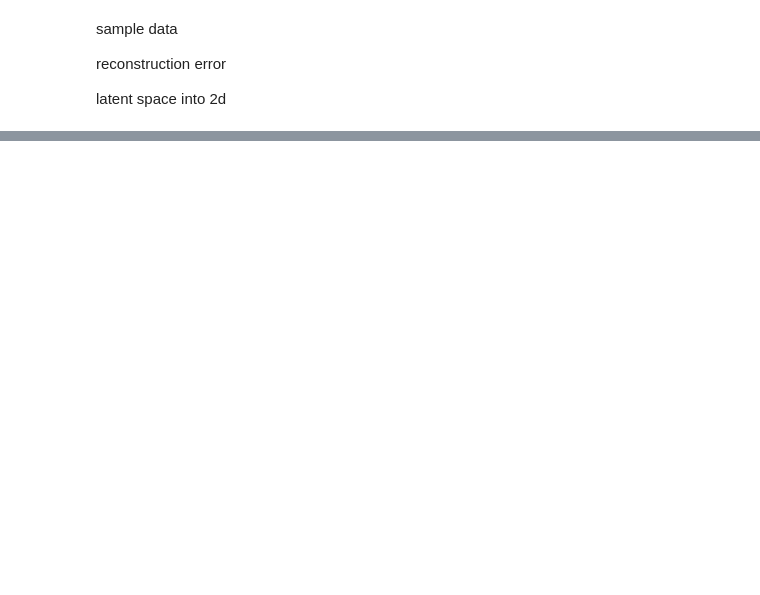
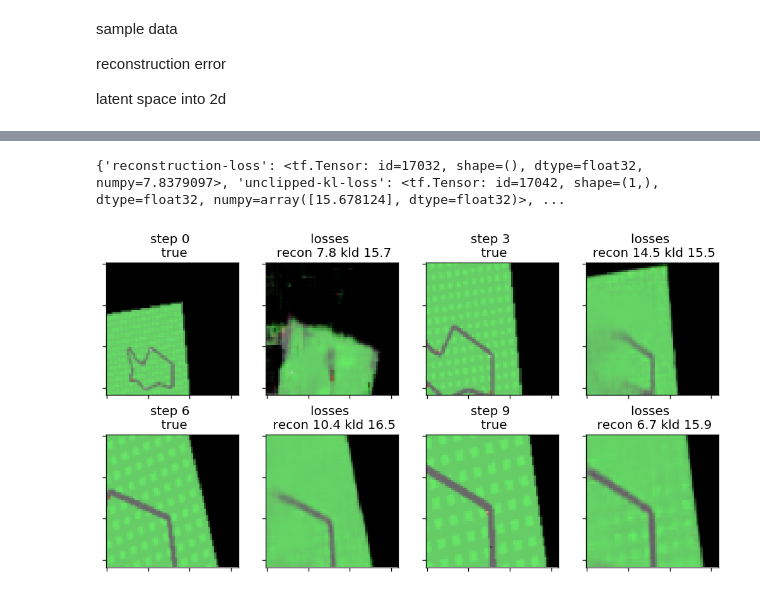
Before and after one commit to ADGEfficiency/world-models-dev, a Jupyter notebook: notebooks/blog-post/vae.ipynb, the cells around one changed output, grey strips where cells are left out. Drawn from its saved outputs; the diff is of its cells as text; code cells hidden in the pictures; blank space fills up the shorter version.

```diff
--- a/notebooks/blog-post/vae.ipynb
+++ b/notebooks/blog-post/vae.ipynb
@@ -19,13 +19,13 @@ rollouts = os.listdir(root)
 
 # for name in names
 name = 'observation'
-obs = np.load(
-    os.path.join(root, rollouts[0], '{}.npy'.format(name))
+obser = np.load(
+    os.path.join(root, '2357136044', '{}.npy'.format(name))
 )
 
-name = 'observation'
-obs = np.load(
-    os.path.join(root, rollouts[0], '{}.npy'.format(name))
+name = 'reconstruct'
+reconstruct = np.load(
+    os.path.join(root, '2357136044', '{}.npy'.format(name))
 )
+
+reconstruct = np.squeeze(reconstruct)
-# %%
-reconstruct = vae.forward(data)
@@ -76,0 +32,6 @@ f.show()
+# %%
+from worldmodels.vision.vae import VAE
+from worldmodels.params import vae_params
+
+vae_params['load_model'] = True
+vae = VAE(**vae_params)
@@ -76,0 +41,59 @@ f.show()
+# %%
+n_sample = 2
+
+import matplotlib.pyplot as plt
+
+dpi = 120
+samples = np.linspace(0, obser.shape[0] - 1, 4).astype(int)
+
+base = (256, 128)
+scale = 5
+f, axes = plt.subplots(int(len(samples) / 2), 4, figsize=(scale*base[0]/dpi, scale*base[1]/dpi), dpi=dpi)
+
+sample = samples[0]
+obs = obser[sample]
+losses = vae.loss(np.expand_dims(obs, 0))
+print(losses)
+axes[0, 0].imshow(obs)
+axes[0, 1].imshow(reconstruct[sample])
+axes[0, 0].set_title('step {} \n true'.format(sample))
+axes[0, 1].set_title('losses \n recon {:2.1f} kld {:2.1f}'.format(
+    losses['reconstruction-loss'].numpy(), losses['unclipped-kl-loss'].numpy()[0]))
+
+sample = samples[1]
+obs = obser[sample]
+losses = vae.loss(np.expand_dims(obs, 0))
+axes[0, 2].imshow(obs)
+axes[0, 3].imshow(reconstruct[sample])
+axes[0, 2].set_title('step {} \n true'.format(sample))
+axes[0, 3].set_title('losses \n recon {:2.1f} kld {:2.1f}'.format(
+    losses['reconstruction-loss'].numpy(), losses['unclipped-kl-loss'].numpy()[0]))
+
+sample = samples[2]
+obs = obser[sample]
+losses = vae.loss(np.expand_dims(obs, 0))
+axes[1, 0].imshow(obs)
+axes[1, 1].imshow(reconstruct[sample])
+axes[1, 0].set_title('step {} \n true'.format(sample))
+axes[1, 1].set_title('losses \n recon {:2.1f} kld {:2.1f}'.format(
+    losses['reconstruction-loss'].numpy(), losses['unclipped-kl-loss'].numpy()[0]))
+
+sample = samples[3]
+obs = obser[sample]
+losses = vae.loss(np.expand_dims(obs, 0))
+axes[1, 2].imshow(obs)
+axes[1, 3].imshow(reconstruct[sample])
+axes[1, 2].set_title('step {} \n true'.format(sample))
+axes[1, 3].set_title('losses \n recon {:2.1f} kld {:2.1f}'.format(
+    losses['reconstruction-loss'], losses['unclipped-kl-loss'].numpy()[0]))
+
+for ax in axes.flatten():
+    ax.set_yticklabels([])
+    ax.set_xticklabels([])
+
+plt.subplots_adjust(wspace=0.1, hspace=0.3)
+#f.tight_layout()
+f.show()
+# %% [output]
+{'reconstruction-loss': <tf.Tensor: id=17032, shape=(), dtype=float32, numpy=7.8379097>, 'unclipped-kl-loss': <tf.Tensor: id=17042, shape=(1,), dtype=float32, numpy=array([15.678124], dtype=float32)>, ...
+[figure, added]
```
Also changed, not shown: parts of 4 cells of this notebook, 2 other files.
